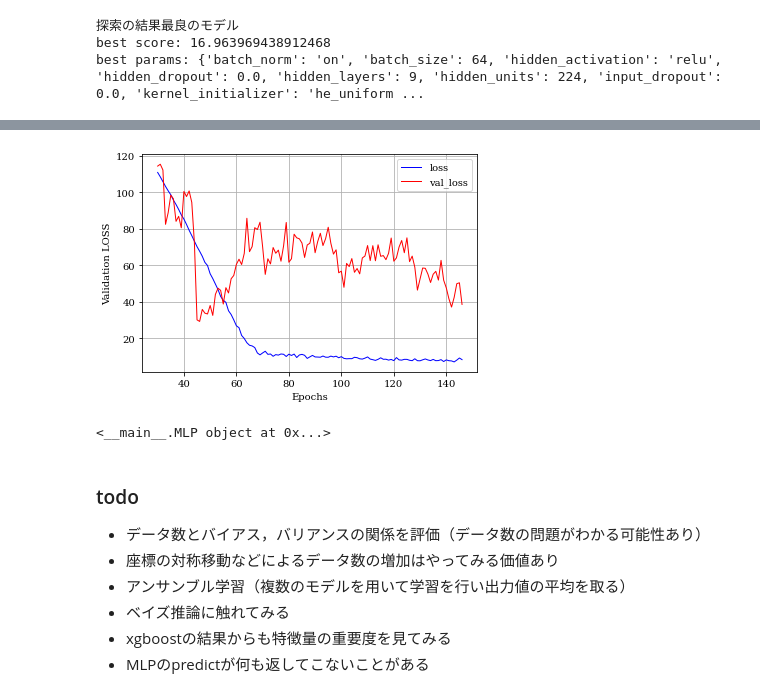
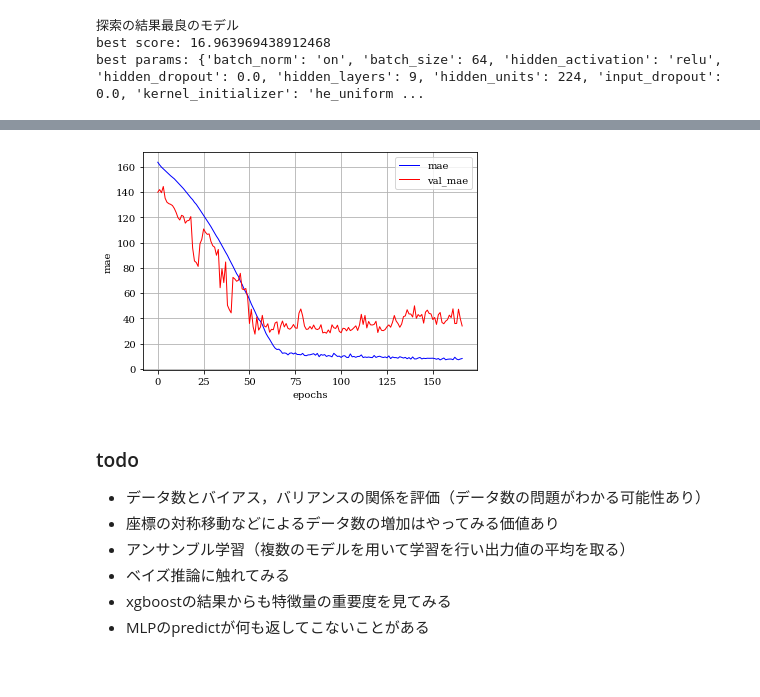
Before and after one commit to Enehentaro/MachineLearning, a Jupyter notebook: MLTrial/regression.ipynb, the cells around one changed output, grey strips where cells are left out. Drawn from its saved outputs; the diff is of its cells as text; code cells hidden in the pictures; blank space fills up the shorter version.

```diff
--- a/MLTrial/regression.ipynb
+++ b/MLTrial/regression.ipynb
@@ -3322,0 +3329,2 @@ best params: {'batch_norm': 'on', 'batch_size': 64, 'hidden_activation': 'relu',
+# %%
+study = optuna.load_study(study_name="MLP_942", storage="sqlite:///./OptunaLogs/2022-11-18/optuna.sqlite3")
@@ -3322,0 +3348,4 @@ best params: {'batch_norm': 'on', 'batch_size': 64, 'hidden_activation': 'relu',
+# %%
+#最適化結果のパラメータを一覧取得
+use_params = study_params[min_value_index]
+use_params
@@ -3323,13 +3363,11 @@ best params: {'batch_norm': 'on', 'batch_size': 64, 'hidden_activation': 'relu',
 # %%
 #決定したハイパーパラメータを使用して全訓練データで学習，評価
+# best_model = MLP(study.best_params)
+#最適化結果から使ってみたいパラメータを選んでみた
+best_model = MLP(use_params)
 
-best_model = MLP(study.best_params)
-
-#最適化結果から使ってみたいパラメータを選んでみた
-# best_model = SVR(kernel=use_params["kernel"], epsilon=use_params["epsilon"],
-#                  C=use_params["C"], degree=use_params["degree"])
-
-history = best_model.fit(train_explanatory_variable, train_objective_variable, test_explanatory_variable, test_objective_variable, verbose=1)
+history = best_model.fit(train_explanatory_variable, train_objective_variable, test_explanatory_variable, test_objective_variable,
+                         verbose=1, callback_type="both")
 train_pred = best_model.predict(train_explanatory_variable)
 test_pred = best_model.predict(test_explanatory_variable)
 print("テストデータを用いた結果")
@@ -3397,38 +3440,34 @@ plt.show()
 # %%
-# #maeの推移を見てみる
-# mae = history.history["mae"]
-# val_mae = history.history["val_mae"]
+#maeの推移を見てみる
+mae = history.history["mae"]
+val_mae = history.history["val_mae"]
 
-# fig = plt.figure()
-# plt.rc("font", family="serif")
-# plt.plot(range(len(mae)), mae, color="blue", linewidth=1, label="mae")
-# plt.plot(range(len(val_mae)), val_mae, color="red", linewidth=1, label="val_mae")
-# plt.xlabel("epochs")
-# plt.ylabel("mae")
+fig = plt.figure()
+plt.rc("font", family="serif")
+plt.plot(range(len(mae)), mae, color="blue", linewidth=1, label="mae")
+plt.plot(range(len(val_mae)), val_mae, color="red", linewidth=1, label="val_mae")
+plt.xlabel("epochs")
+plt.ylabel("mae")
+plt.legend(loc="best")
+plt.grid()
+plt.show()
+
+# #初めの数エポックの値が大きいのでそこを除いてみる
+# trim_position = 30
+
+# #MAE
+# trim_history = mae[trim_position:]
+# trim_val_history = val_mae[trim_position:]
+
+# plt.plot(range(trim_position, len(trim_history) + trim_position), trim_history, "-b", linewidth=1, label="loss")
+# plt.plot(range(trim_position, len(trim_val_history) + trim_position), trim_val_history, "-r", linewidth=1, label="val_loss")
+# plt.xlabel("Epochs")
+# plt.ylabel("Validation LOSS")
 # plt.legend(loc="best")
 # plt.grid()
 # plt.show()
-
-#初めの数エポックの値が大きいのでそこを除いてみる
-trim_position = 30
-
-#MAE
-trim_history = mae[trim_position:]
-trim_val_history = val_mae[trim_position:]
-
-plt.plot(range(trim_position, len(trim_history) + trim_position), trim_history, "-b", linewidth=1, label="loss")
-plt.plot(range(trim_position, len(trim_val_history) + trim_position), trim_val_history, "-r", linewidth=1, label="val_loss")
-plt.xlabel("Epochs")
-plt.ylabel("Validation LOSS")
-plt.legend(loc="best")
-plt.grid()
-plt.show()
 # %% [output]
-[figure, old version]
+[figure, new version]
-# %%
-print(best_model)
-# %% [output]
-<__main__.MLP object at 0x...>
 # %% [markdown]
 ### todo
 * データ数とバイアス，バリアンスの関係を評価（データ数の問題がわかる可能性あり）
```
Also changed, not shown: parts of 12 cells of this notebook, 6 other files.
